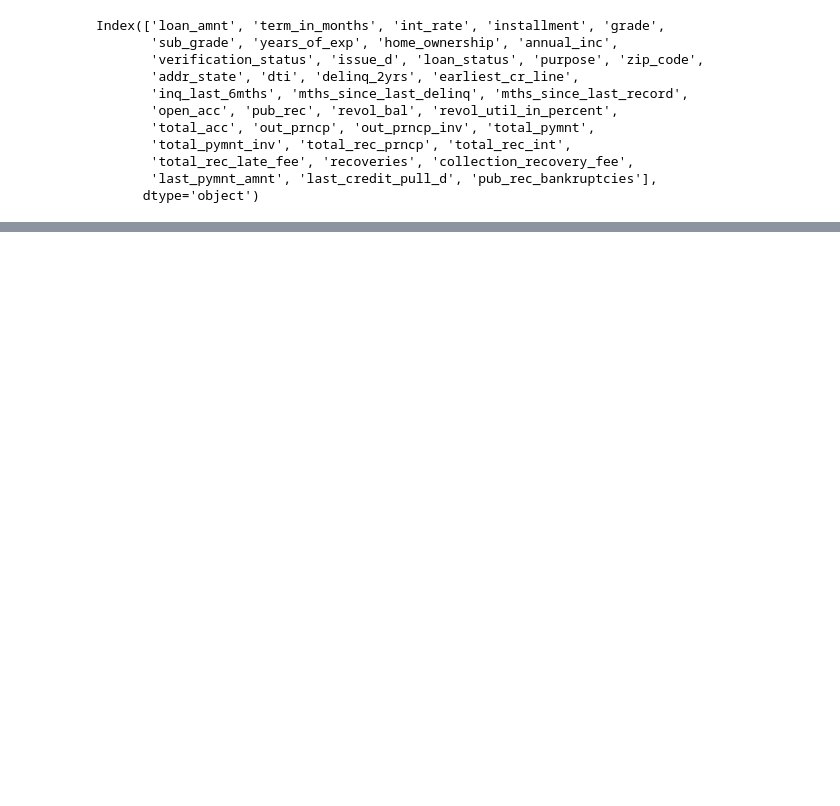
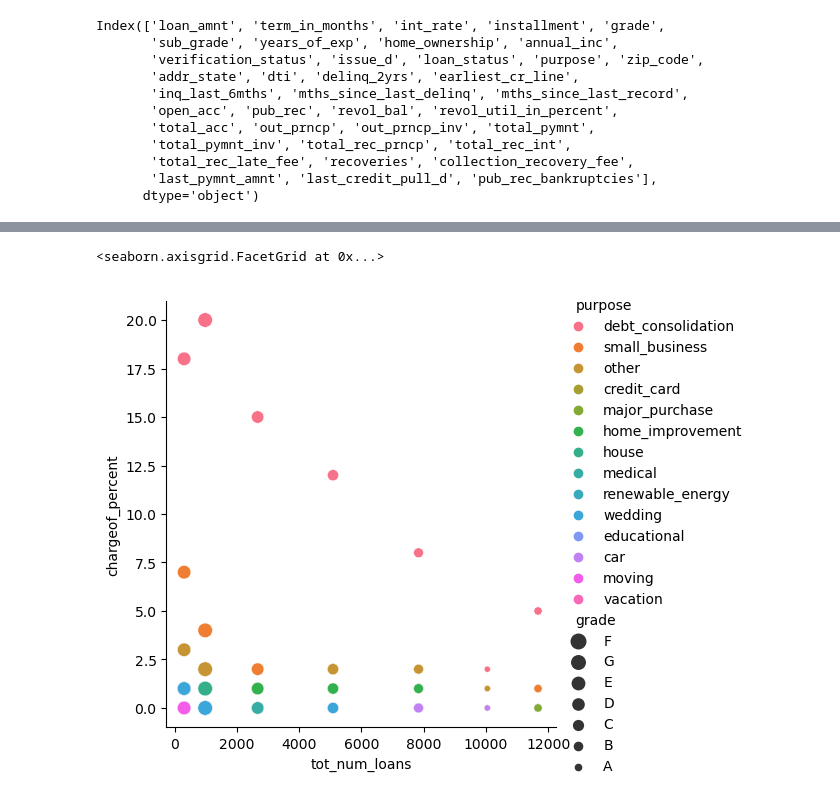
Before and after one commit to arunprasadkumaran/lending-club-case-study, a Jupyter notebook: ArunPrasad.ipynb, the cells around one changed output, grey strips where cells are left out. Cells and saved outputs as stored; diff of their text form; code cells hidden in the pictures; blank space fills up the shorter version.

```diff
--- a/ArunPrasad.ipynb
+++ b/ArunPrasad.ipynb
@@ -351,0 +383,16 @@ sns.scatterplot(x="loan_amnt",
+# %%
+defaultpercent_by_grade_purpose = lc_analysis_data.groupby(['grade', 'loan_status','purpose' ]).agg({'dti': 'count'})
+defaultpercent_by_grade_purpose['tot_num_loans'] = defaultpercent_by_grade_purpose.groupby('grade')['dti'].transform('sum')
+defaultpercent_by_grade_purpose['chargeof_percent'] = round(100 * defaultpercent_by_grade_purpose['dti'] / defaultpercent_by_grade_purpose.groupby('grade')['dti'].transform('sum'), 0)
+defaultpercent_by_grade_purpose = defaultpercent_by_grade_purpose.reset_index(level=['grade', 'loan_status', 'purpose'])
+defaultpercent_by_grade_purpose = defaultpercent_by_grade_purpose.rename(columns={'dti': 'num_of_loans'})[defaultpercent_by_grade_purpose.loan_status=='Charged Off'].sort_values(by=['chargeof_percent'], ascending=False)
+# %%
+sns.relplot(data=defaultpercent_by_grade_purpose, x='tot_num_loans', y='chargeof_percent', size='grade', hue="purpose", sizes=(20, 110))
+
+# Observations
+# People who have taken loan for debt consolidation are more likely to default
+# Lower the grade higher the default percentage for debt consolidation loans
+# Small business loans taken by lower grade borrowers are more like to default next to debt consolidation
+# %% [output]
+<seaborn.axisgrid.FacetGrid at 0x...>
+[figure, added]
```
Also changed, not shown: parts of 21 cells of this notebook.
